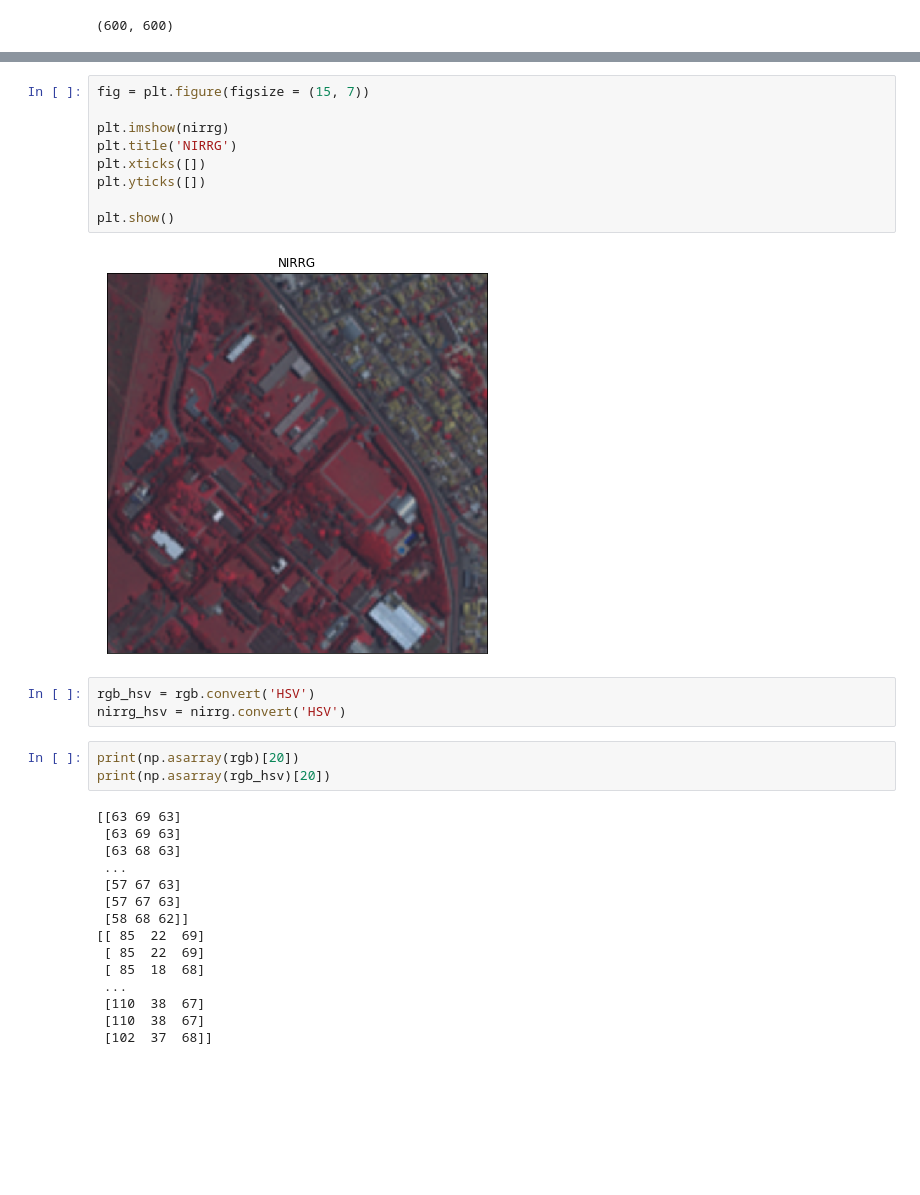
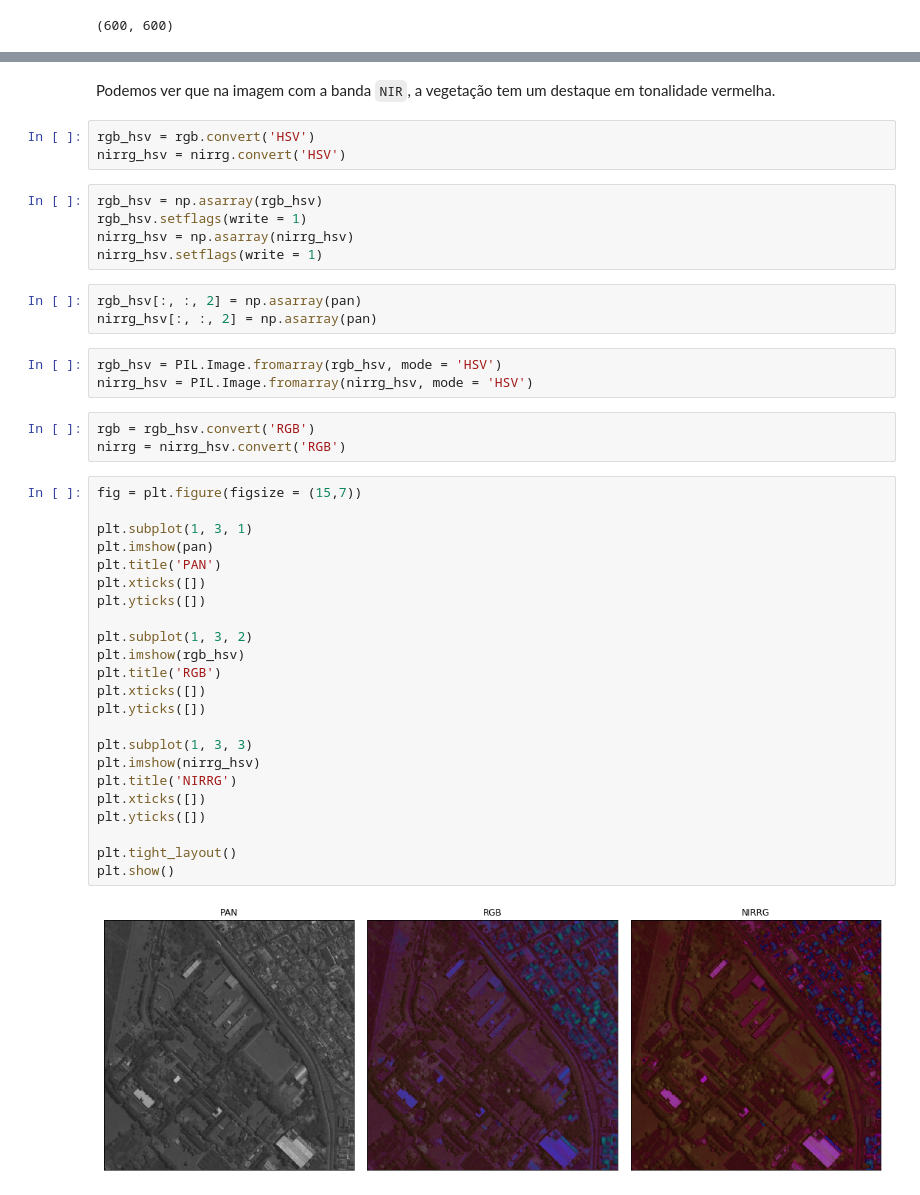
Before and after one commit to achiaver/remote_sensing, a Jupyter notebook: 02_Trabalhos/notebooks/trabalho_AISR.ipynb, the cells around one changed output, grey strips where cells are left out. Saved outputs shown, nothing was run; the diff lists cells and outputs as text; blank space fills up the shorter version.

````diff
--- a/02_Trabalhos/notebooks/trabalho_AISR.ipynb
+++ b/02_Trabalhos/notebooks/trabalho_AISR.ipynb
@@ -102,32 +137,44 @@ nirrg = PIL.Image.merge(mode = 'RGB', bands = [nir, r, g])
-# %%
-fig = plt.figure(figsize = (15, 7))
-
-plt.imshow(nirrg)
-plt.title('NIRRG')
-plt.xticks([])
-plt.yticks([])
-
-plt.show()
-# %% [output]
-[figure, removed]
+# %% [markdown]
+Podemos ver que na imagem com a banda ```NIR```, a vegetação tem um destaque em tonalidade vermelha.
 # %%
 rgb_hsv = rgb.convert('HSV')
 nirrg_hsv = nirrg.convert('HSV')
-# %%
-print(np.asarray(rgb)[20])
-print(np.asarray(rgb_hsv)[20])
-# %% [output]
-[[63 69 63]
- [63 69 63]
- [63 68 63]
- ...
- [57 67 63]
- [57 67 63]
- [58 68 62]]
-[[ 85  22  69]
- [ 85  22  69]
- [ 85  18  68]
- ...
- [110  38  67]
- [110  38  67]
- [102  37  68]]
+# %%
+rgb_hsv = np.asarray(rgb_hsv)
+rgb_hsv.setflags(write = 1)
+nirrg_hsv = np.asarray(nirrg_hsv)
+nirrg_hsv.setflags(write = 1)
+# %%
+rgb_hsv[:, :, 2] = np.asarray(pan)
+nirrg_hsv[:, :, 2] = np.asarray(pan)
+# %%
+rgb_hsv = PIL.Image.fromarray(rgb_hsv, mode = 'HSV')
+nirrg_hsv = PIL.Image.fromarray(nirrg_hsv, mode = 'HSV')
+# %%
+rgb = rgb_hsv.convert('RGB')
+nirrg = nirrg_hsv.convert('RGB')
+# %%
+fig = plt.figure(figsize = (15,7))
+
+plt.subplot(1, 3, 1)
+plt.imshow(pan)
+plt.title('PAN')
+plt.xticks([])
+plt.yticks([])
+
+plt.subplot(1, 3, 2)
+plt.imshow(rgb_hsv)
+plt.title('RGB')
+plt.xticks([])
+plt.yticks([])
+
+plt.subplot(1, 3, 3)
+plt.imshow(nirrg_hsv)
+plt.title('NIRRG')
+plt.xticks([])
+plt.yticks([])
+
+plt.tight_layout()
+plt.show()
+# %% [output]
+[figure, added]
````
Also changed, not shown: parts of 9 cells of this notebook.
